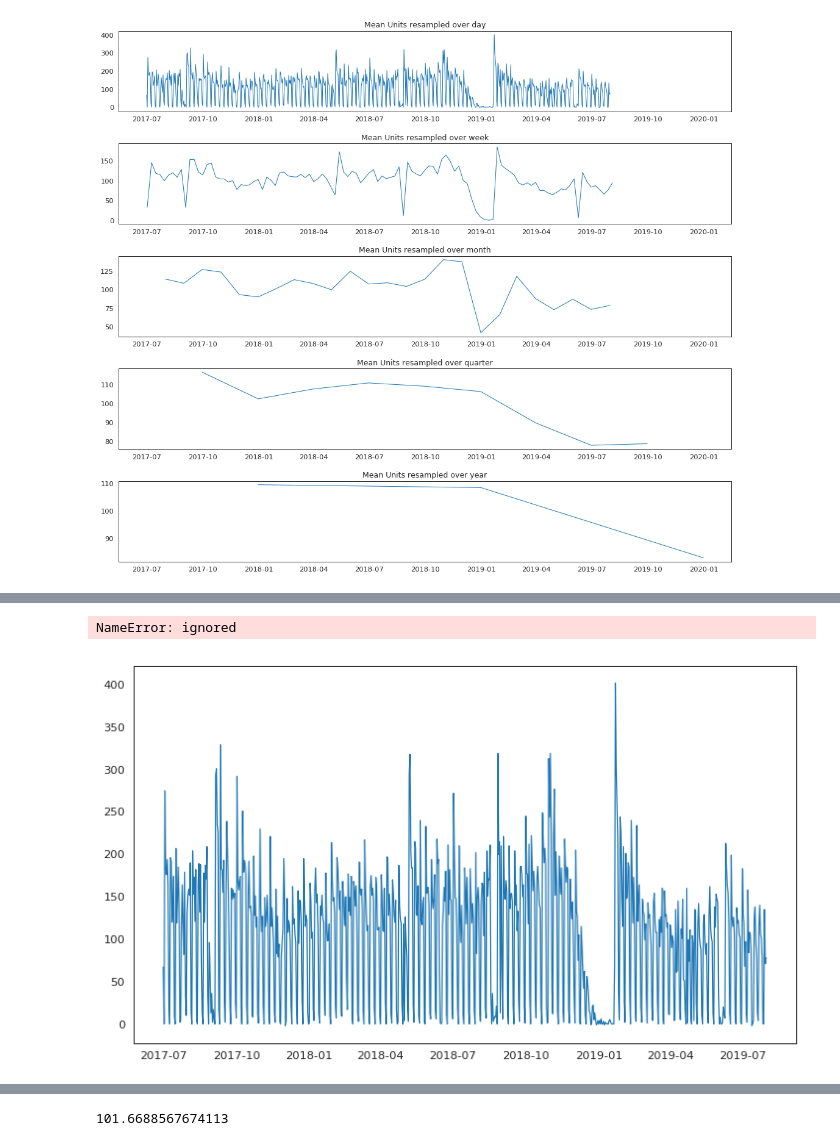
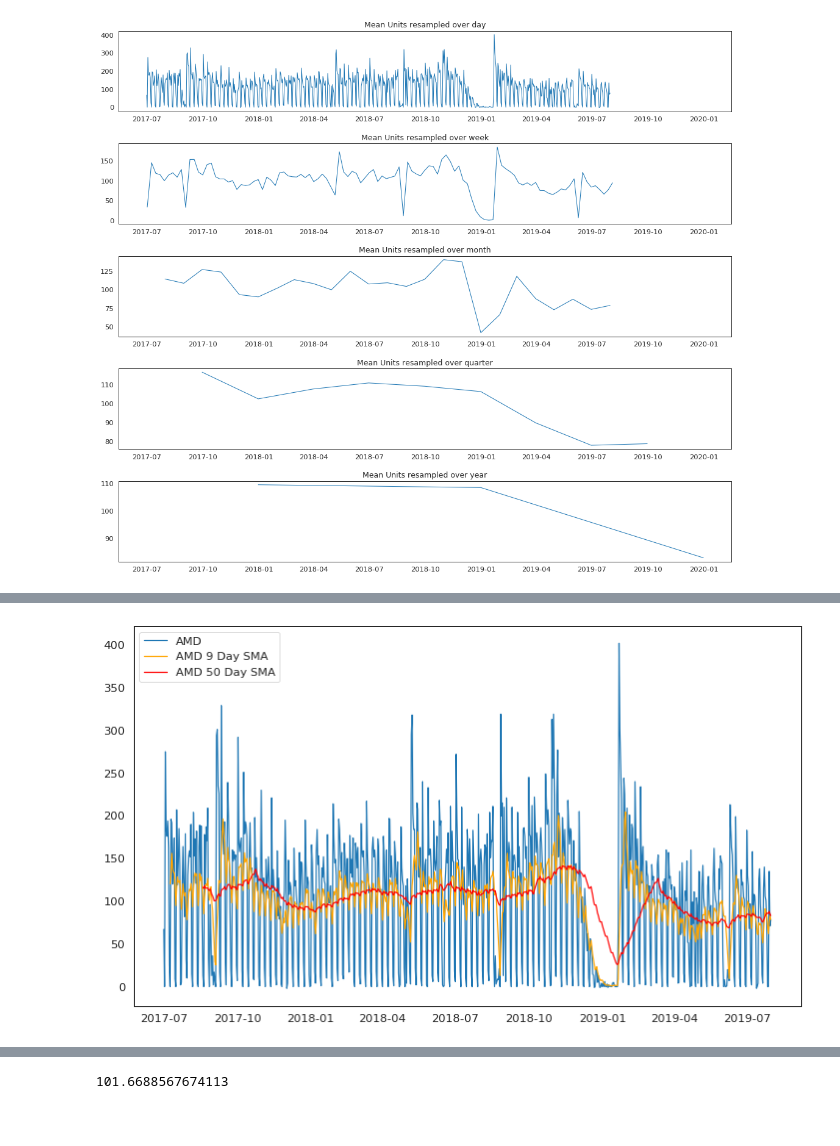
Before and after one commit to mehmetalivarol/veri-analiti-i-e-itim, a Jupyter notebook: lstm_time_series_DZ.ipynb, the cells around one changed output, grey strips where cells are left out. Cells and saved outputs as stored; diff of their text form; code cells hidden in the pictures; blank space fills up the shorter version.

```diff
--- a/lstm_time_series_DZ.ipynb
+++ b/lstm_time_series_DZ.ipynb
@@ -153,11 +125,0 @@ pd.pivot_table(df, values = 'Units',columns = "Year", index = "Month").plot(subp
-# %%
-dic={0:'Weekend',1:'Weekday'}
-df['Day'] = df.weekday.map(dic)
-a=plt.figure(figsize=(12,7))
-plt1=sns.boxplot('Year','Units',hue='Day',width=0.6,fliersize=3,
-                    data=df)
-a.legend(loc='upper center', bbox_to_anchor=(0.5, 1.00), shadow=True, ncol=2)
-sns.despine(left=True, bottom=True)
-plt.xlabel('')
-plt.tight_layout()
-plt.legend().set_visible(False);
@@ -210,17 +161,17 @@ dtype: float64
 # %%
 from statsmodels.nonparametric.smoothers_lowess import lowess
 plt.rcParams.update({'xtick.bottom' : False, 'axes.titlepad':5})
 
 df['ma9'] = df.Units.rolling(window=9).mean()
+rolling_mean = df.Units.rolling(window=9).mean()
 rolling_mean2 = df.Units.rolling(window=50).mean()
 plt.plot(df.date, df.Units, label='AMD')
 plt.plot(df.date, rolling_mean, label='AMD 9 Day SMA', color='orange')
-plt.plot(df.date, rolling_mean2, label='AMD 50 Day SMA', color='magenta')
+plt.plot(df.date, rolling_mean2, label='AMD 50 Day SMA', color='red')
 plt.legend(loc='upper left')
 plt.show()
 # %% [output]
-NameError: ignored
-[figure, old version]
+[figure, new version]
 # %%
 df['loess_5'] = pd.DataFrame(lowess(df.Units, np.arange(len(df.Units)), frac=0.03)[:, 1], index=df.index, columns=['Units'])
 # %%
```
Also changed, not shown: parts of 10 cells of this notebook.
